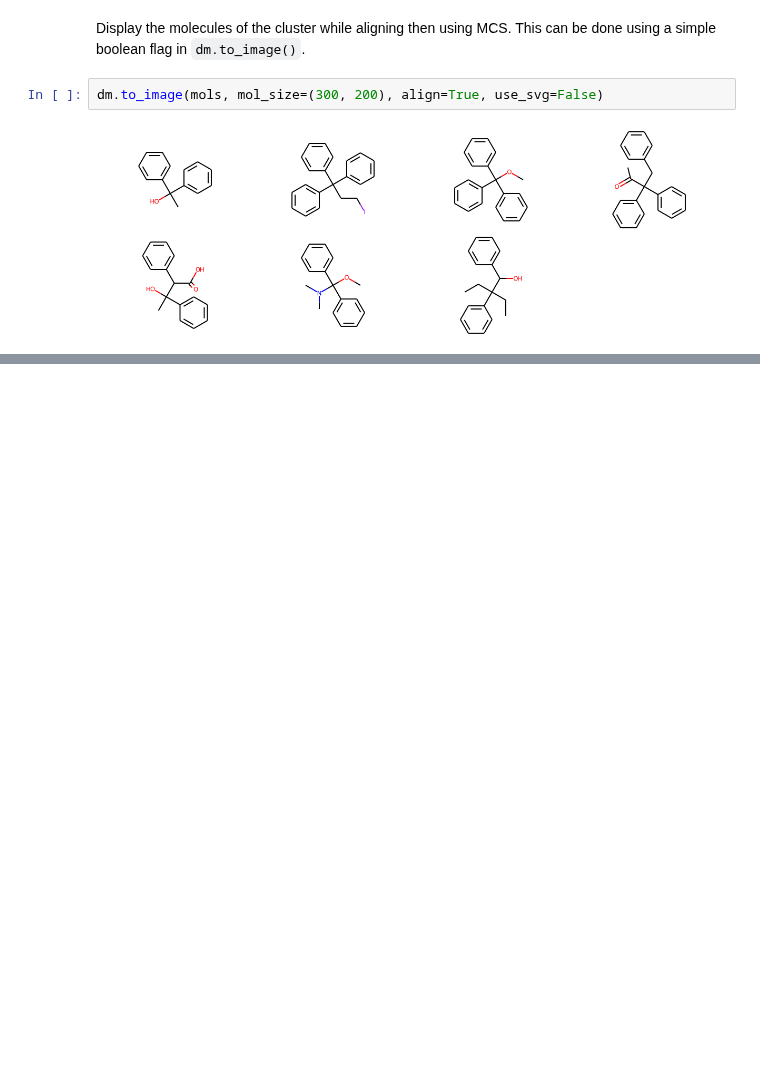
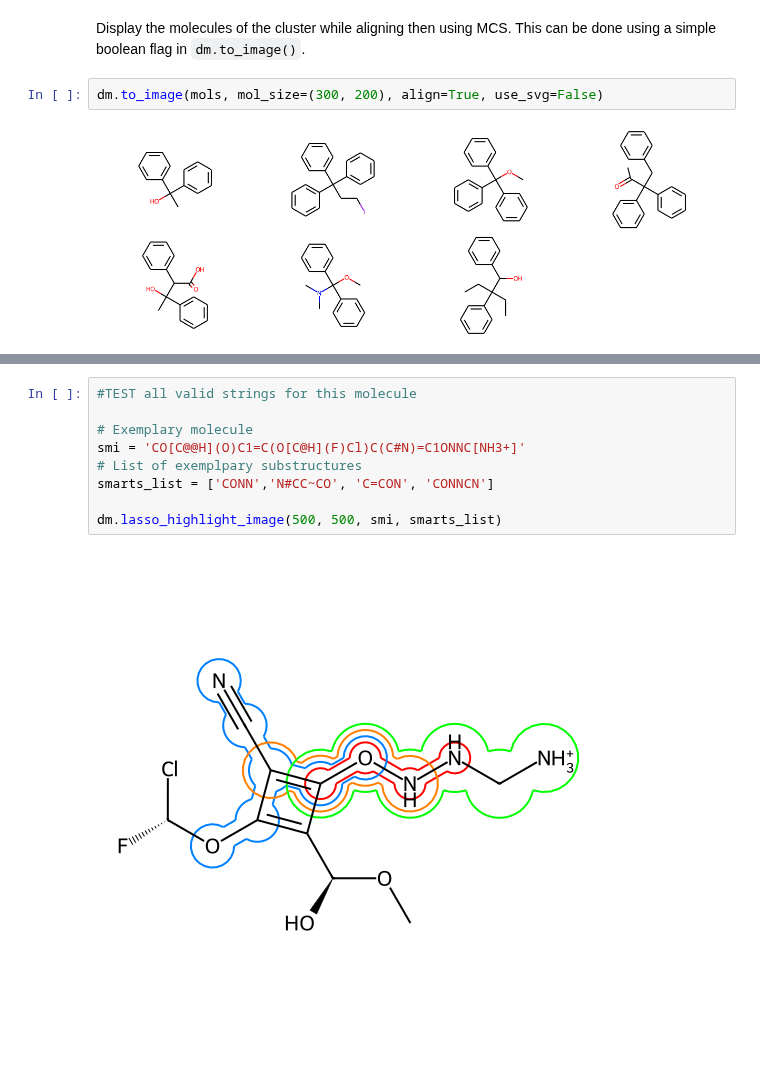
Before and after one commit to datamol-io/datamol, a Jupyter notebook: docs/tutorials/Visualization.ipynb, the cells around one changed output, grey strips where cells are left out. Drawn from its saved outputs; the diff is of its cells as text; blank space fills up the shorter version.

```diff
--- a/docs/tutorials/Visualization.ipynb
+++ b/docs/tutorials/Visualization.ipynb
@@ -35,0 +50,11 @@ dm.to_image(mols, mol_size=(300, 200), align=True, use_svg=False)
+# %%
+#TEST all valid strings for this molecule
+
+# Exemplary molecule
+smi = 'CO[C@@H](O)C1=C(O[C@H](F)Cl)C(C#N)=C1ONNC[NH3+]'
+# List of exemplpary substructures
+smarts_list = ['CONN','N#CC~CO', 'C=CON', 'CONNCN']
+
+dm.lasso_highlight_image(500, 500, smi, smarts_list)
+# %% [output]
+[figure, added]
```
Also changed, not shown: parts of 13 cells of this notebook, 4 other files.
